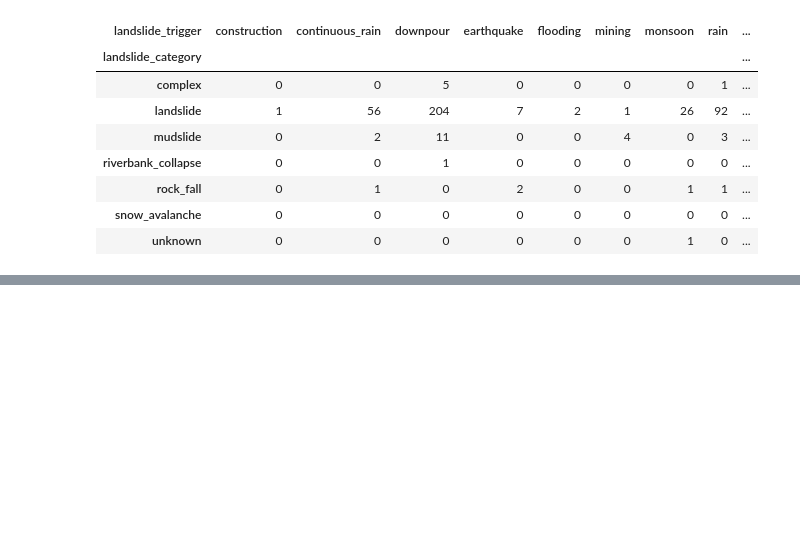
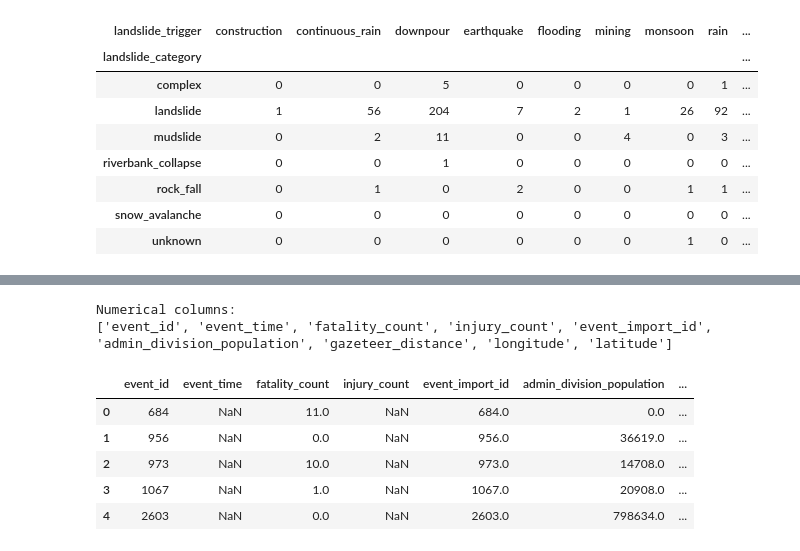
Before and after one commit to saltyyboii/landslide-risk-assessment, a Jupyter notebook: Mountain_Hazard_Review_2.ipynb, the cells around one changed output, grey strips where cells are left out. Drawn from its saved outputs; the diff is of its cells as text; code cells hidden in the pictures; blank space fills up the shorter version.

```diff
--- a/Mountain_Hazard_Review_2.ipynb
+++ b/Mountain_Hazard_Review_2.ipynb
@@ -349,0 +396,21 @@ plt.show()
+# %%
+# Identify numerical features available in the dataset
+
+numerical_columns = df.select_dtypes(include=np.number).columns
+
+print("Numerical columns:")
+print(numerical_columns.tolist())
+# %% [output]
+Numerical columns:
+['event_id', 'event_time', 'fatality_count', 'injury_count', 'event_import_id', 'admin_division_population', 'gazeteer_distance', 'longitude', 'latitude']
+# %%
+# Display the numerical variables for the first few records
+
+display(df[numerical_columns].head())
+# %% [output]
+|  | event_id | event_time | fatality_count | injury_count | event_import_id | admin_division_population | ... |
+| 0 | 684 | NaN | 11.0 | NaN | 684.0 | 0.0 | ... |
+| 1 | 956 | NaN | 0.0 | NaN | 956.0 | 36619.0 | ... |
+| 2 | 973 | NaN | 10.0 | NaN | 973.0 | 14708.0 | ... |
+| 3 | 1067 | NaN | 1.0 | NaN | 1067.0 | 20908.0 | ... |
+| 4 | 2603 | NaN | 0.0 | NaN | 2603.0 | 798634.0 | ... |
```
Also changed, not shown: parts of 11 cells of this notebook.
